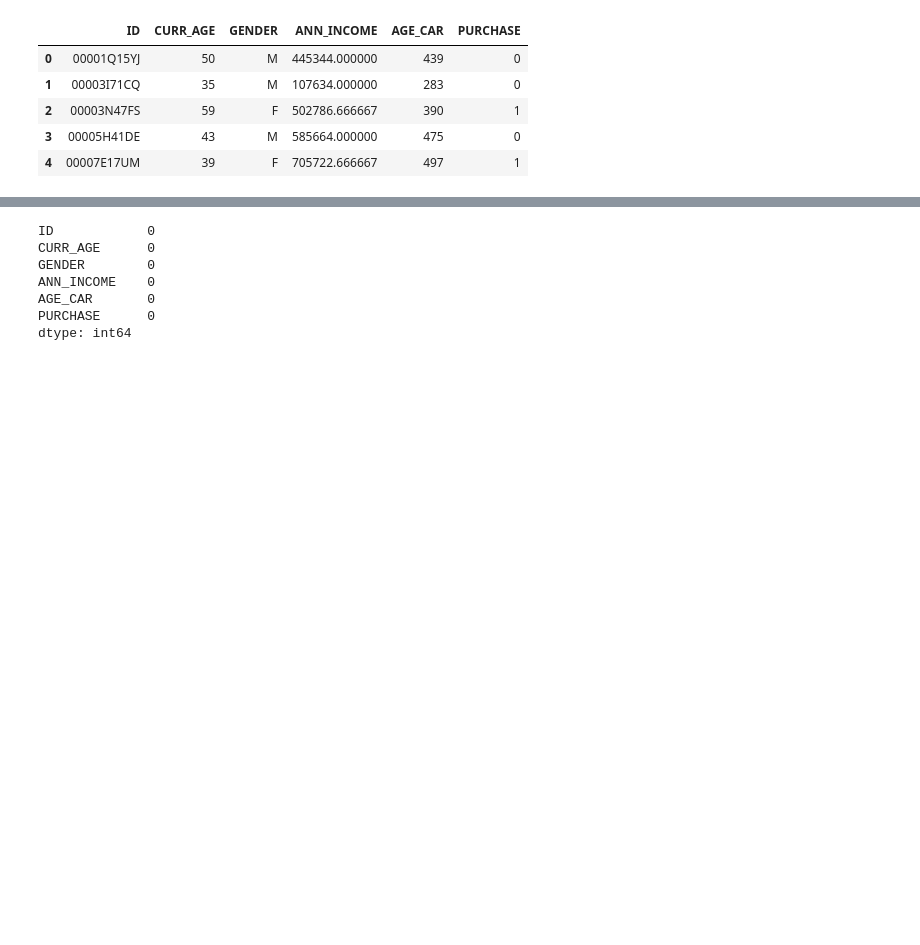
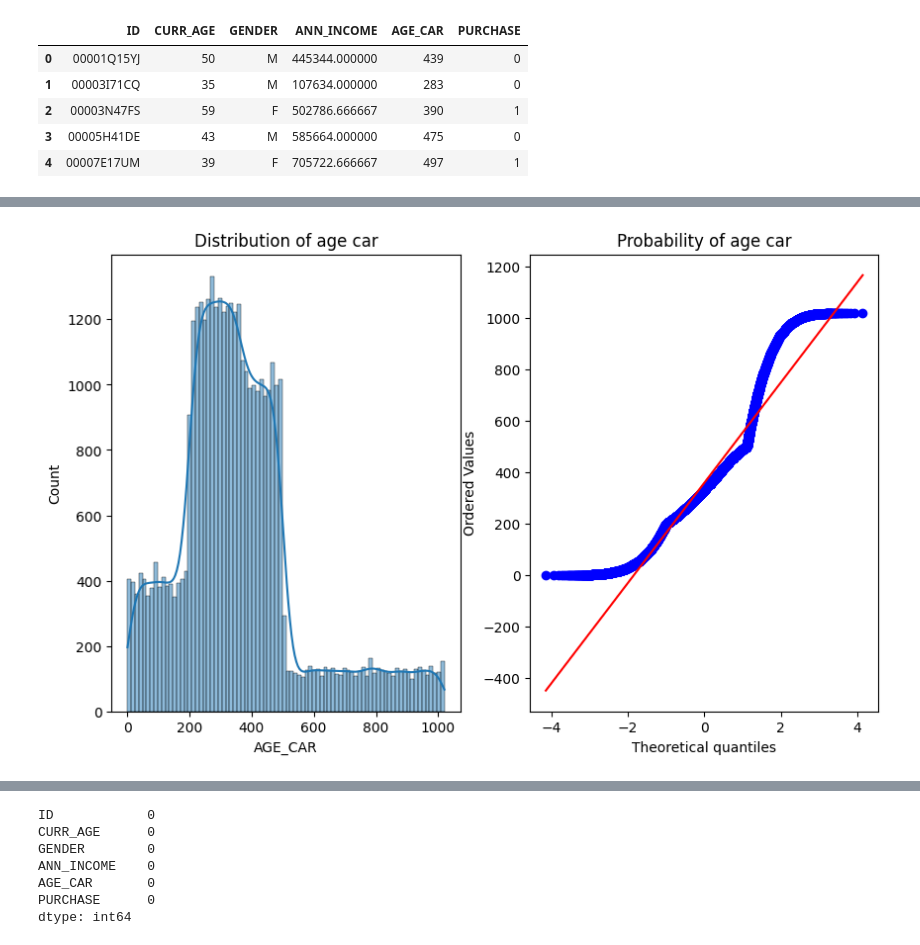
Before and after one commit to dravichi/Data-Analytics, a Jupyter notebook: Training_Project.ipynb, the cells around one changed output, grey strips where cells are left out. Saved outputs shown, nothing was run; the diff lists cells and outputs as text; code cells hidden in the pictures; blank space fills up the shorter version.

```diff
--- a/Training_Project.ipynb
+++ b/Training_Project.ipynb
@@ -72,0 +103,15 @@ df_jp.head()
+# %%
+def plot_data(feature, name):
+    plt.figure(figsize=(10,6))
+    plt.subplot(1,2,1)
+    sns.histplot(df_jp, x=feature, kde=True).set_title(f'Distribution of {name}')
+    plt.subplot(1,2,2)
+    stats.probplot(df_jp[feature],dist='norm',plot=pylab)
+    plt.title(f'Probability of {name}')
+    plt.show()
+# %%
+# sns.histplot(df_jp, x='AGE_CAR', kde=True).set_title('Distribution of age car')
+# plt.show()
+plot_data('AGE_CAR', 'age car')
+# %% [output]
+[figure, added]
```
Also changed, not shown: parts of 71 cells of this notebook.
